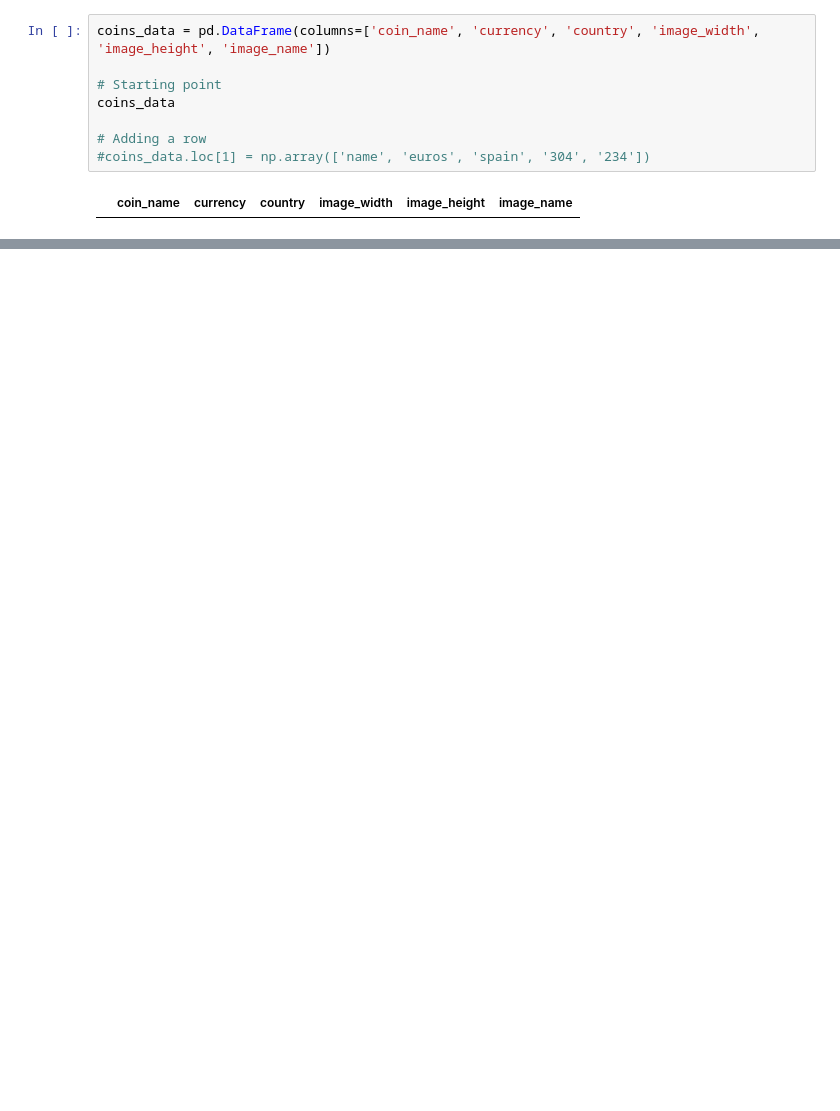
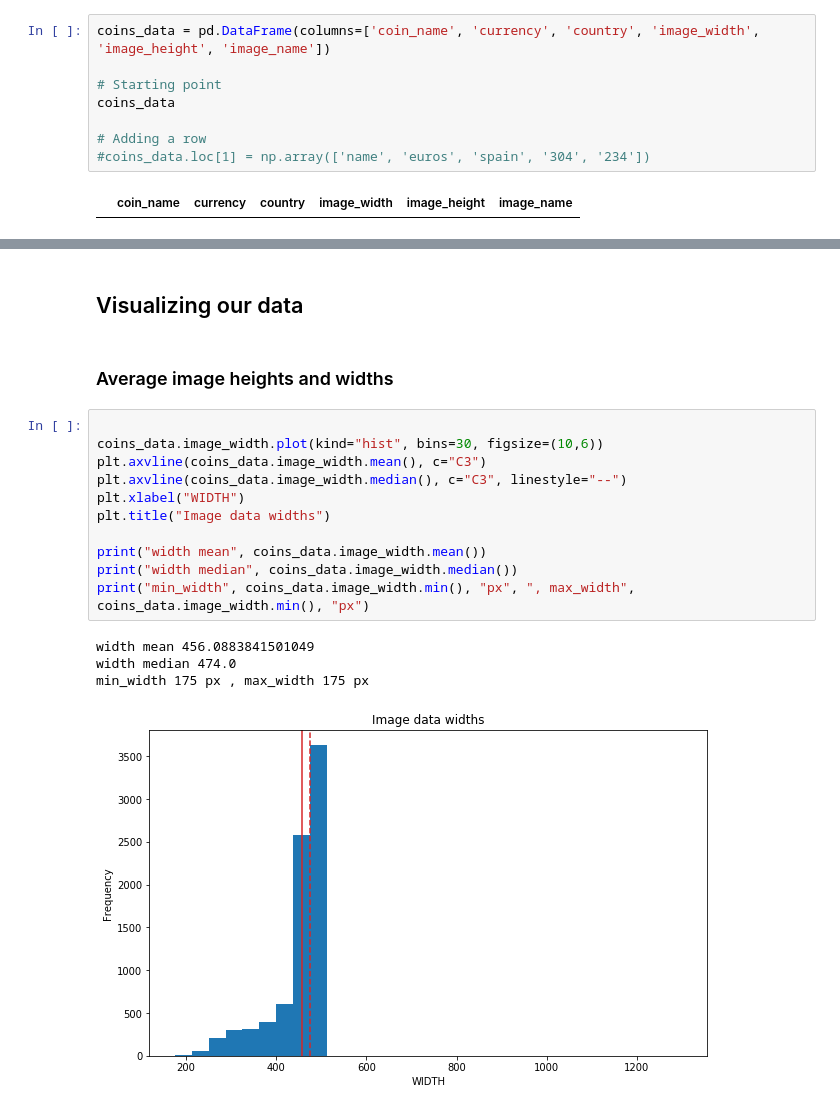
Before and after one commit to wanderdust/coin-cnn, a Jupyter notebook: data_visualize.ipynb, the cells around one changed output, grey strips where cells are left out. Cells and saved outputs as stored; diff of their text form; blank space fills up the shorter version.

```diff
--- a/data_visualize.ipynb
+++ b/data_visualize.ipynb
@@ -109,0 +111,20 @@ dtype: object]
+# %% [markdown]
+## Visualizing our data
+# %% [markdown]
+### Average image heights and widths
+# %%
+
+coins_data.image_width.plot(kind="hist", bins=30, figsize=(10,6))
+plt.axvline(coins_data.image_width.mean(), c="C3")
+plt.axvline(coins_data.image_width.median(), c="C3", linestyle="--")
+plt.xlabel("WIDTH")
+plt.title("Image data widths")
+
+print("width mean", coins_data.image_width.mean())
+print("width median", coins_data.image_width.median())
+print("min_width", coins_data.image_width.min(), "px", ", max_width", coins_data.image_width.min(), "px")
+# %% [output]
+width mean 456.0883841501049
+width median 474.0
+min_width 175 px , max_width 175 px
+[figure, added]
```
Also changed, not shown: parts of 19 cells of this notebook.
